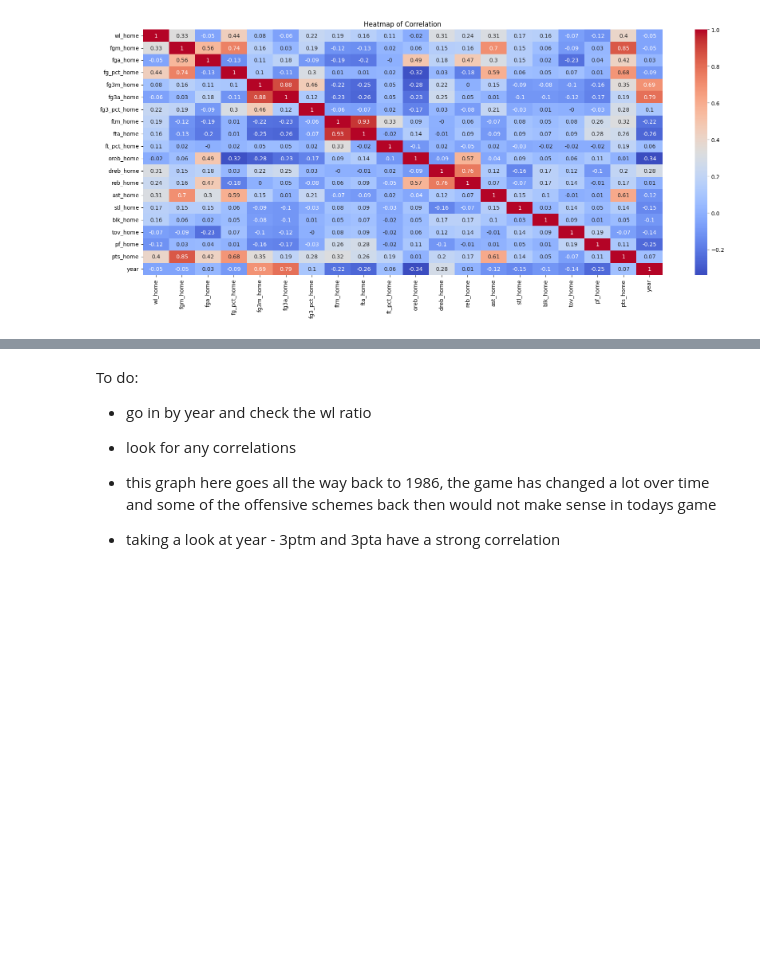
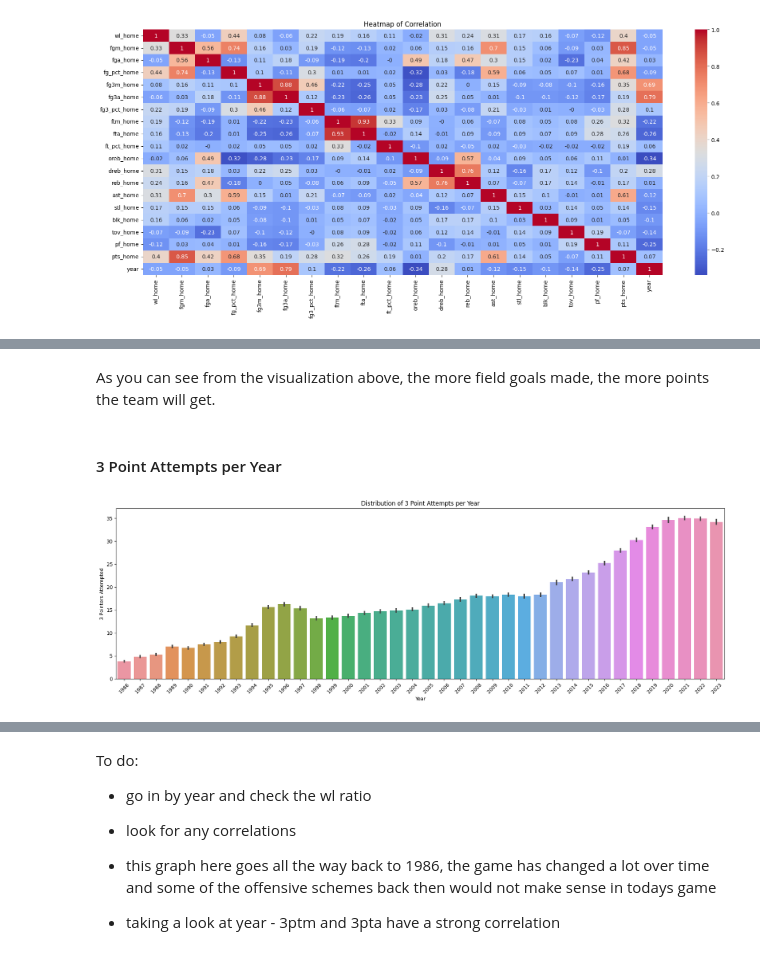
Before and after one commit to chrishunt11/Basketball-Analytics, a Jupyter notebook: Project_2.ipynb, the cells around one changed output, grey strips where cells are left out. Drawn from its saved outputs; the diff is of its cells as text; code cells hidden in the pictures; blank space fills up the shorter version.

```diff
--- a/Project_2.ipynb
+++ b/Project_2.ipynb
@@ -979,0 +648,15 @@ ax.set_title('Heatmap of Correlation');
+# %% [markdown]
+As you can see from the visualization above, the more field goals made, the more points the team will get.
+# %% [markdown]
+#### 3 Point Attempts per Year
+# %%
+# creating a barplot
+plt.figure(figsize=(18,6))
+ax = sns.barplot(data=df, x='year', y='fg3a_home');
+ax.set_title('Distribution of 3 Point Attempts per Year')
+ax.set_xlabel('Year')
+ax.set_ylabel('3 Pointers Attempted')
+plt.xticks(rotation=45)
+plt.tight_layout();
+# %% [output]
+[figure, added]
```
Also changed, not shown: parts of 85 cells of this notebook.
